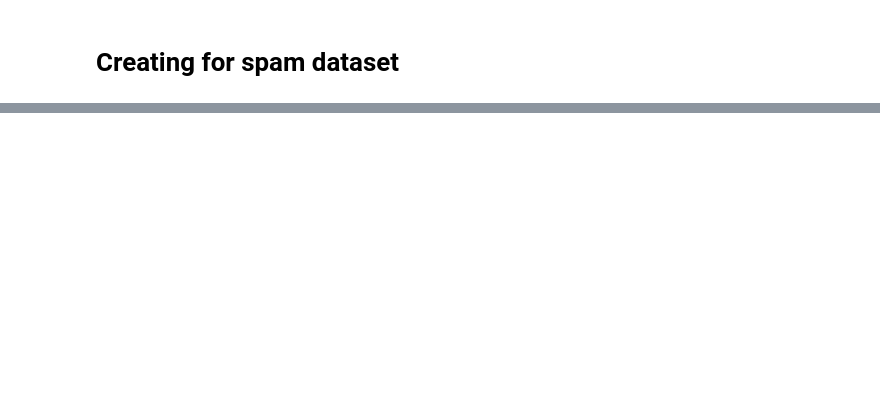
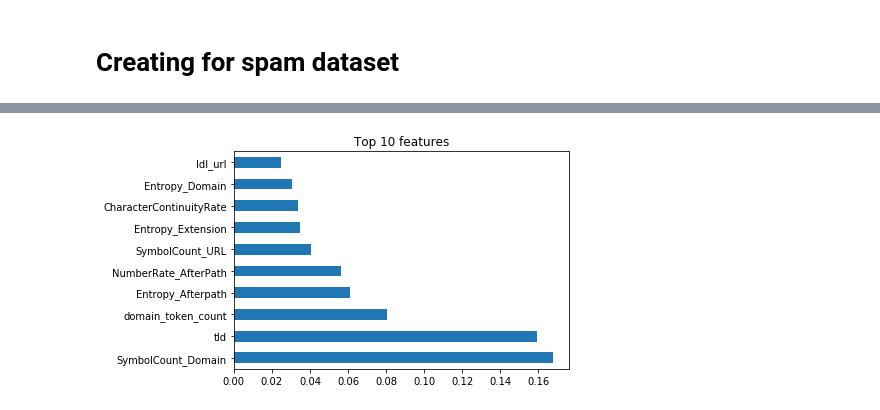
Before and after one commit to yashchks87/Cyber_security_competition, a Jupyter notebook: Version1.ipynb, the cells around one changed output, grey strips where cells are left out. Cells and saved outputs as stored; diff of their text form; code cells hidden in the pictures; blank space fills up the shorter version.

```diff
--- a/Version1.ipynb
+++ b/Version1.ipynb
@@ -31,2 +13,12 @@ to_Dict
 # %%
 import seaborn as sns
+# %%
+# All null values removed.
+spamdf['NumberRate_Extension'] = spamdf['NumberRate_Extension'].fillna(spamdf['NumberRate_Extension'].mean())
+spamdf['avgpathtokenlen'] = spamdf['avgpathtokenlen'].fillna(spamdf['avgpathtokenlen'].mean())
+spamdf['NumberRate_AfterPath'] = spamdf['NumberRate_AfterPath'].fillna(spamdf['NumberRate_AfterPath'].mean())
+spamdf['Entropy_DirectoryName'] = spamdf['Entropy_DirectoryName'].fillna(spamdf['Entropy_DirectoryName'].mean())
+spamdf['Entropy_DirectoryName'] = spamdf['Entropy_DirectoryName'].fillna(spamdf['Entropy_DirectoryName'].mean())
+spamdf['Entropy_Filename'] = spamdf['Entropy_Filename'].fillna(spamdf['Entropy_Filename'].mean())
+spamdf['Entropy_Extension'] = spamdf['Entropy_Extension'].fillna(spamdf['Entropy_Extension'].mean())
+spamdf['Entropy_Afterpath'] = spamdf['Entropy_Afterpath'].fillna(spamdf['Entropy_Afterpath'].mean())
@@ -66,0 +56,5 @@ len(independent_columns.columns)
+# %%
+from sklearn.ensemble import ExtraTreesClassifier
+model = ExtraTreesClassifier()
+model.fit(independent_column1, target_column)
+print(model.feature_importances_)
@@ -66,0 +76,7 @@ len(independent_columns.columns)
+# %%
+feat_importances = pd.Series(model.feature_importances_, index=independent_column1.columns)
+feat_importances.nlargest(10).plot(kind='barh')
+plt.title("Top 10 features")
+plt.show()
+# %% [output]
+[figure, added]
```
Also changed, not shown: parts of 11 cells of this notebook.
